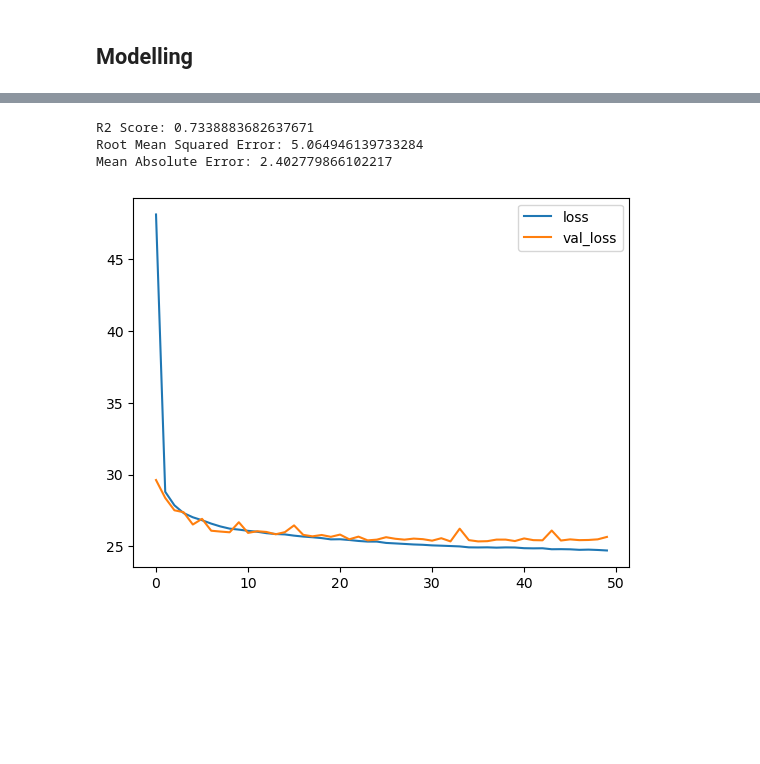
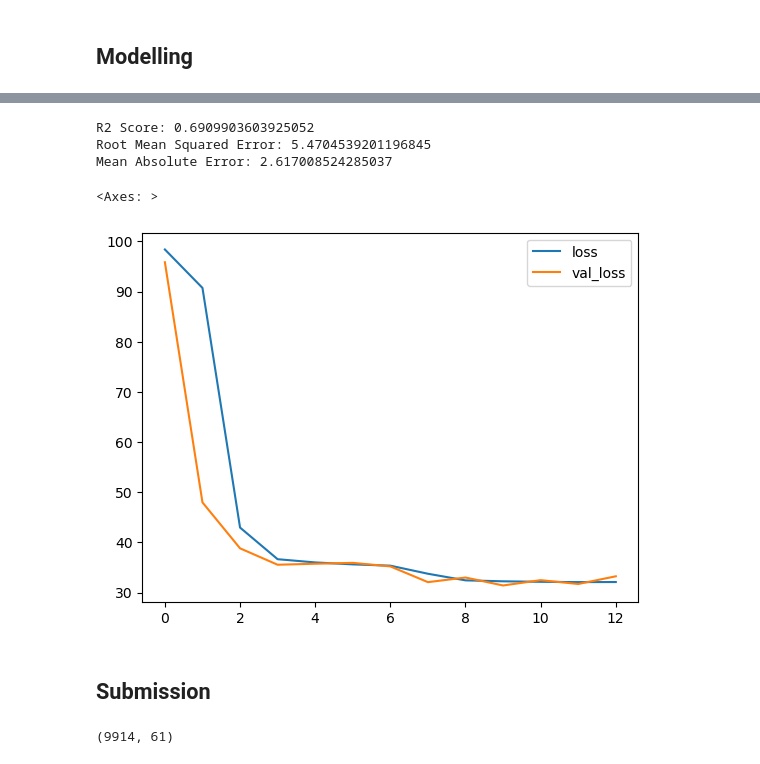
Before and after one commit to zafermesut/nyc-taxi-fare-prediction, a Jupyter notebook: Project.ipynb, the cells around one changed output, grey strips where cells are left out. Drawn from its saved outputs; the diff is of its cells as text; code cells hidden in the pictures; blank space fills up the shorter version.

```diff
--- a/Project.ipynb
+++ b/Project.ipynb
@@ -315,7 +319,3 @@ Data columns (total 13 columns):
  12  hour               int64
 dtypes: float64(6), int64(6), object(1)
 memory usage: 214.7+ MB
-# %%
-print("Original: " + str(len(df)))
-df = df.drop(df[df['passenger_count']==0].index, axis = 'rows')
-print("New: " + str(len(df)))
@@ -462,20 +468,44 @@ from tensorflow.keras.optimizers import Adam
 
 model = Sequential()
 model.add(Dense(256, activation='relu', input_dim=x_train_scaled.shape[1], activity_regularizer=regularizers.l1(0.01)))
-model.add(BatchNormalization())
 model.add(Dense(128, activation='relu'))
-model.add(BatchNormalization())
 model.add(Dense(64, activation='relu'))
-model.add(BatchNormalization())
 model.add(Dense(32, activation='relu'))
-model.add(BatchNormalization())
 model.add(Dense(8, activation='relu'))
-model.add(BatchNormalization())
 model.add(Dense(1))
 
 adam = Adam(learning_rate= 0.001)
-model.compile(loss='mse', optimizer=adam, metrics=['mae'])
+model.compile(optimizer='adam', loss='mse')
+# %%
+from tensorflow.keras.callbacks import EarlyStopping
+from tensorflow.keras.callbacks import ReduceLROnPlateau
+from tensorflow.keras.callbacks import ModelCheckpoint
+
+checkpoint = ModelCheckpoint(
+    filepath='best_model.keras',  # Modelin kaydedileceği dosya
+    monitor='val_loss',        # İzlemek istediğiniz metrik
+    save_best_only=True,       # Sadece en iyi modeli kaydeder
+    save_weights_only=False,   # Ağırlıklarla birlikte tüm modeli kaydeder
+    verbose=1
+)
+reduce_lr = ReduceLROnPlateau(
+    monitor='val_loss',
+    factor=0.5,
+    patience=5,
+    min_lr=1e-6
+)
+early_stopping = EarlyStopping(
+    patience=3,
+    min_delta=0.001,
+    restore_best_weights=True,
+)
 # %%
-history = model.fit(x_train_scaled, y_train, epochs=50, batch_size=32, validation_data=(x_test_scaled, y_test), verbose=1)
+history = model.fit(x_train_scaled, y_train,
+                    epochs=50,
+                    batch_size=256,
+                    validation_data=(x_test_scaled, y_test),
+                    verbose=1,
+                    shuffle=True,
+                    callbacks=[early_stopping, checkpoint,reduce_lr])
 # %% [output]
 Epoch 1/50
@@ -502,12 +532,19 @@ pred = model.predict(x_test_scaled)
 # %%
 evaluate_model(y_test, pred)
 # %% [output]
-R2 Score: 0.7338883682637671
-Root Mean Squared Error: 5.064946139733284
-Mean Absolute Error: 2.402779866102217
+R2 Score: 0.6909903603925052
+Root Mean Squared Error: 5.4704539201196845
+Mean Absolute Error: 2.617008524285037
 # %%
 loss_f = pd.DataFrame(history.history)
 # %%
-loss_f.plot();
+loss_f.loc[:, ['loss', 'val_loss']].plot()
 # %% [output]
+<Axes: >
-[figure, old version]
+[figure, new version]
+# %% [markdown]
+## Submission
+# %%
+test.shape
+# %% [output]
+(9914, 61)
```
Also changed, not shown: parts of 19 cells of this notebook, 5 other files.
